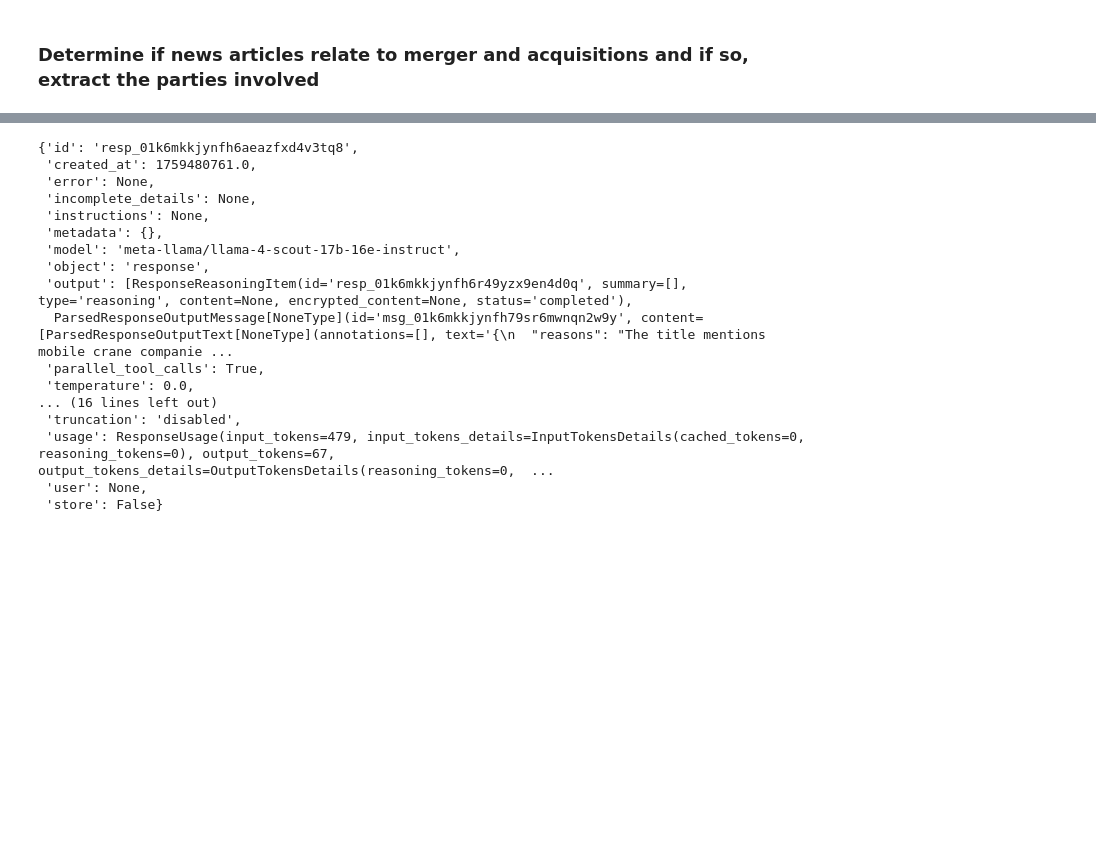
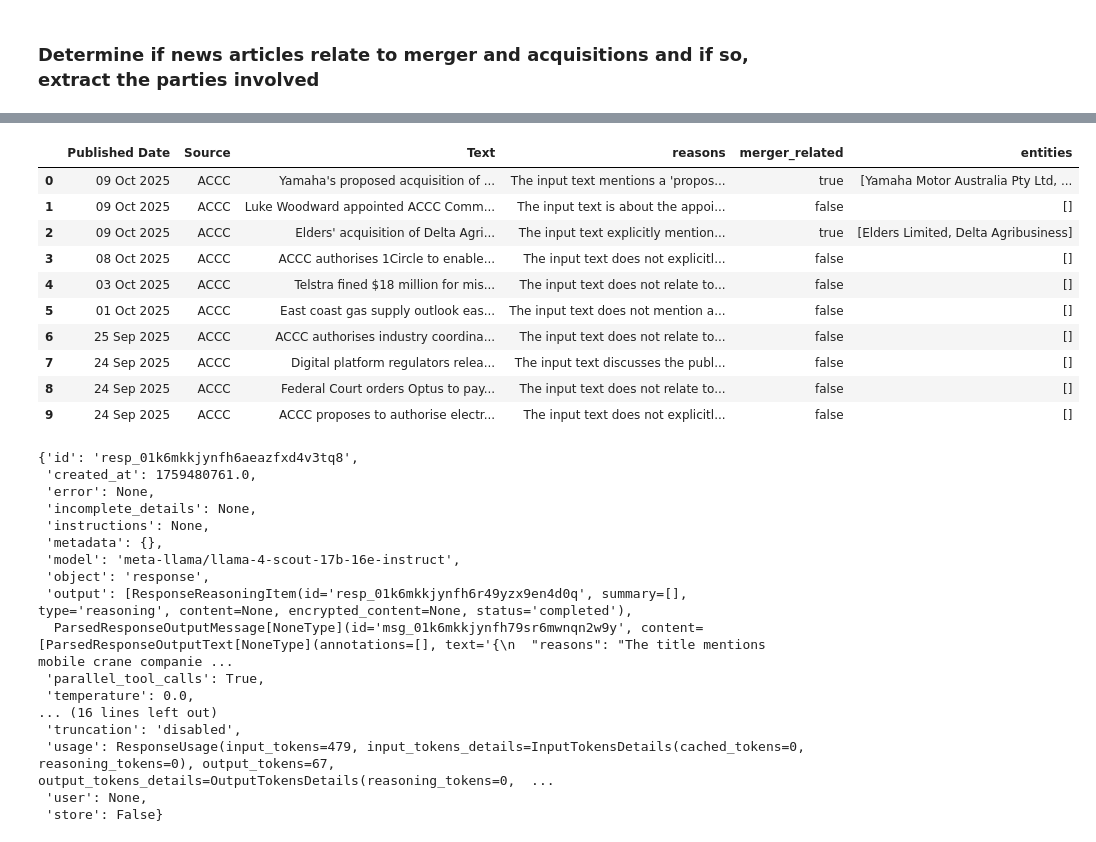
Before and after one commit to chuash/MergerScan, a Jupyter notebook: Draft.ipynb, the cells around one changed output, grey strips where cells are left out. Drawn from its saved outputs; the diff is of its cells as text; code cells hidden in the pictures; blank space fills up the shorter version.

```diff
--- a/Draft.ipynb
+++ b/Draft.ipynb
@@ -734,8 +757,8 @@ Therefore, the relationship is one of acquisition and integration, not a supplie
 class classifier_response(BaseModel):
     """Always use this format to structure your response."""
 
-    reasons: str = Field(..., description="A concise yet precise reasoning and justification as to whether given news title is merger and acquisition related.")
-    merger_related: Literal['true', 'false', 'unable to tell'] = Field(...,description="Respond 'true' if the news title is merger and acquisition related, 'false' if otherwise. If unsure even after providing reasoning, reply 'unable to tell'.")
-    entities: Optional[List[str]] = Field(..., description="Captures the list of names of parties involved, if news article is merger and acquisition related.")
+    reasons: str = Field(..., description="A concise yet precise reasoning and justification as to whether given text is merger and acquisition related.")
+    merger_related: Literal['true', 'false', 'unable to tell'] = Field(...,description="Respond 'true' if given text is merger and acquisition related, 'false' if otherwise. If unsure even after providing reasoning, reply 'unable to tell'.")
+    entities: Optional[List[str]] = Field(..., description="Captures the list of names of parties involved, if given text is merger and acquisition related.")
 # %%
 classifier_sys_msg = ("<the_only_instruction> You are a competition analyst experienced in reviewing mergers and acquisitions to prevent anti-competitive outcomes. "
@@ -779,7 +806,11 @@ def llm(client: Groq | OpenAI , model: str, sys_msg: str, query:str, maxtokens:i
 
     return response
 # %%
-def llm_(client: Groq | OpenAI , model: str, sys_msg: str, query:str, maxtokens:int=1024, store:bool=False, temperature:int=0) -> classifier_response:
+def Groq_LLM(client: Groq | OpenAI , model: str, sys_msg: str, query:str, maxtokens:int=150, store:bool=False,
+            temperature:int=0, delay_in_seconds: float = 1) -> classifier_response:
+
+    # Introduce time delay so as to keep within rate limit for LLM API request.
+    time.sleep(delay_in_seconds)
 
     response = client.responses.parse(
 
@@ -791,7 +822,7 @@ def llm_(client: Groq | OpenAI , model: str, sys_msg: str, query:str, maxtokens:
             },
             {
              "role": "user",
-             "content": f"<incoming-title> {query} </incoming-title>",
+             "content": f"<incoming-text> {query} </incoming-text>",
             }
         ],
 
@@ -805,17 +836,17 @@ def llm_(client: Groq | OpenAI , model: str, sys_msg: str, query:str, maxtokens:
             "schema": {
                 "type": "object",
                 "properties": {
-                    "reasons": {"type": "string", "description": "A concise yet precise reasoning and justification as to whether given news title is merger and acquisition related."},
-                    "merged_related": {"type": "string", "enum": ["true", "false", "unable to tell"], "description": "Respond 'true' if the news title is merger and acquisition related, 'false' if otherwise. If unsure even after providing reasoning, reply 'unable to tell'."},
+                    "reasons": {"type": "string", "description": "A concise yet precise reasoning and justification as to whether given input text is merger and acquisition related."},
+                    "merger_related": {"type": "string", "enum": ["true", "false", "unable to tell"], "description": "Respond 'true' if the given input text is merger and acquisition related, 'false' if otherwise. If unsure even after providing reasoning, reply 'unable to tell'."},
                     "entities": {
                         "type": "array",
                         "items": {"type": "string"},
-                        "description": "Captures the list of names of parties involved, if news article is merger and acquisition related."
+                        "description": "Captures the list of names of parties involved, if given input text is merger and acquisition related."
                     }
                 },
                 "required": ["reasons", "merger_related"],
                 "additionalProperties": False
-            }
+            },
         }
     }
     )
@@ -823,0 +869,13 @@ def llm_(client: Groq | OpenAI , model: str, sys_msg: str, query:str, maxtokens:
+# %%
+if len(df1) <= 200:
+    # Use Groq
+    # Calculate the delay based on Groq rate limit, meta-llama/llama-4-scout-17b-16e-instruct-> 30(RPM), 1K(RPD), 30K(TPM), 500K(TPD)
+    rate_limit_per_minute = 30
+    delay = 60.0 / rate_limit_per_minute
+    df1['response'] = df1.apply(lambda x: json.loads(Groq_LLM(client = Groq_client, model=Groq_model,
+                                                   sys_msg=classifier_sys_msg, query=x['Text'],delay_in_seconds=delay).output_text), axis=1)
+else:
+    # Use OpenAI
+    # Determine the delay to be 1sec based on OpenAI Tier 1 rate limit, gpt-4o-mini -> Tier1:	500 (RPM) , 10,000 (RPD), 200,000 (TPM).
+    df1['response'] = df1.apply(lambda x: json.loads(OAI_LLM(client = OAI_client, model="gpt-4o-mini",
+                                                   sys_msg=classifier_sys_msg, query=x['Text']).output_text), axis=1)
@@ -824 +896,22 @@ def llm_(client: Groq | OpenAI , model: str, sys_msg: str, query:str, maxtokens:
+# %%
+# Expand the 'response' column
+expanded_response = df1['response'].apply(pd.Series)
+expanded_response
+
+# Combine with the original DataFrame
+df1_final = pd.concat([df1.drop(['response'], axis=1), expanded_response], axis=1)
+
+df1_final
+# %% [output]
+|  | Published Date | Source | Text | reasons | merger_related | entities |
+| 0 | 09 Oct 2025 | ACCC | Yamaha's proposed acquisition of ... | The input text mentions a 'propos... | true | [Yamaha Motor Australia Pty Ltd, ... |
+| 1 | 09 Oct 2025 | ACCC | Luke Woodward appointed ACCC Comm... | The input text is about the appoi... | false | [] |
+| 2 | 09 Oct 2025 | ACCC | Elders' acquisition of Delta Agri... | The input text explicitly mention... | true | [Elders Limited, Delta Agribusiness] |
+| 3 | 08 Oct 2025 | ACCC | ACCC authorises 1Circle to enable... | The input text does not explicitl... | false | [] |
+| 4 | 03 Oct 2025 | ACCC | Telstra fined $18 million for mis... | The input text does not relate to... | false | [] |
+| 5 | 01 Oct 2025 | ACCC | East coast gas supply outlook eas... | The input text does not mention a... | false | [] |
+| 6 | 25 Sep 2025 | ACCC | ACCC authorises industry coordina... | The input text does not relate to... | false | [] |
+| 7 | 24 Sep 2025 | ACCC | Digital platform regulators relea... | The input text discusses the publ... | false | [] |
+| 8 | 24 Sep 2025 | ACCC | Federal Court orders Optus to pay... | The input text does not relate to... | false | [] |
+| 9 | 24 Sep 2025 | ACCC | ACCC proposes to authorise electr... | The input text does not explicitl... | false | [] |
 # %%
```
Also changed, not shown: parts of 14 cells of this notebook, 8 other files.
